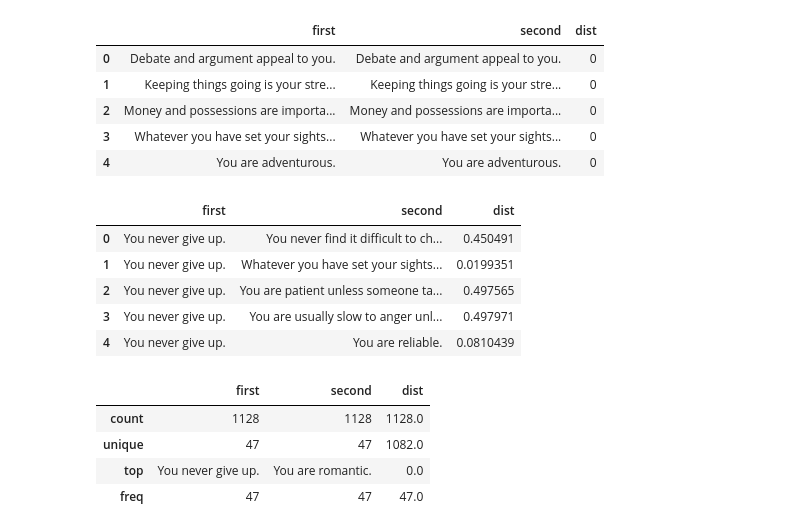
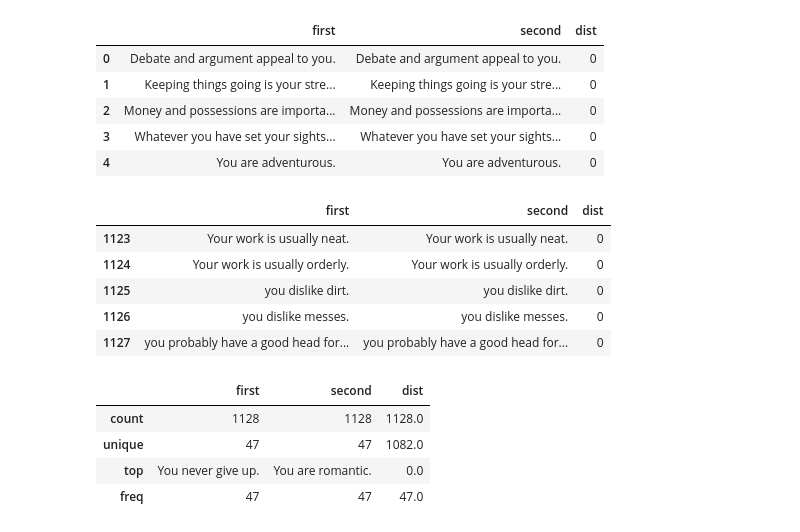
Before and after one commit to llmhyy/comments_summarization, a Jupyter notebook: src/cluster.ipynb, the cells around one changed output. Saved outputs shown, nothing was run; the diff lists cells and outputs as text; code cells hidden in the pictures.

```diff
--- a/src/cluster.ipynb
+++ b/src/cluster.ipynb
@@ -86,3 +86,6 @@ df_pairs.head()
 | 2 | You never give up. | You are patient unless someone ta... | 0.497565 |
 | 3 | You never give up. | You are usually slow to anger unl... | 0.497971 |
 | 4 | You never give up. | You are reliable. | 0.081044 |
+# %%
+df_pairs = pd.read_csv("../data/roberta_kg_astro1clean_distances(debugged1).csv")
+df_pairs.head()
@@ -134,14 +146,14 @@ add_df.head()
 | 4 | You are adventurous. | You are adventurous. | 0 |
 # %%
 df_clean = df_pairs.append(add_df, ignore_index=True)
-df_clean.head()
+df_clean.tail()
 # %% [output]
 |  | first | second | dist |
-| 0 | You never give up. | You never find it difficult to ch... | 0.450491 |
-| 1 | You never give up. | Whatever you have set your sights... | 0.0199351 |
-| 2 | You never give up. | You are patient unless someone ta... | 0.497565 |
-| 3 | You never give up. | You are usually slow to anger unl... | 0.497971 |
-| 4 | You never give up. | You are reliable. | 0.0810439 |
+| 1123 | Your work is usually neat. | Your work is usually neat. | 0 |
+| 1124 | Your work is usually orderly. | Your work is usually orderly. | 0 |
+| 1125 | you dislike dirt. | you dislike dirt. | 0 |
+| 1126 | you dislike messes. | you dislike messes. | 0 |
+| 1127 | you probably have a good head for... | you probably have a good head for... | 0 |
 # %%
 df_clean.describe()
 # %% [output]
```
Also changed, not shown: parts of 20 cells of this notebook, 2 other files.
